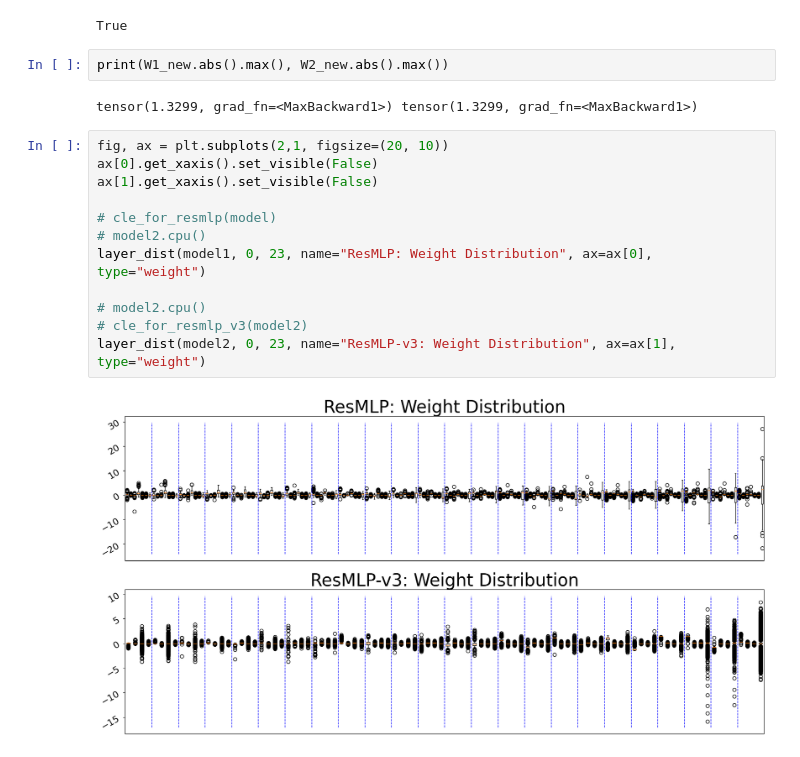
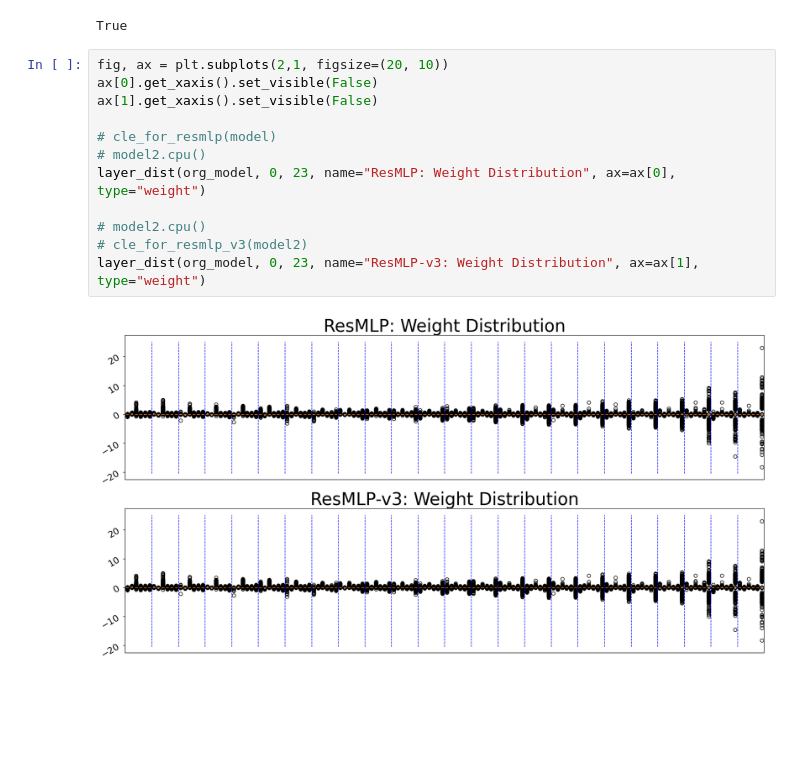
Before and after one commit to scott306lr/ResMLP_QAT, a Jupyter notebook: model_v4_analyze.ipynb, the cells around one changed output. Drawn from its saved outputs; the diff is of its cells as text; blank space fills up the shorter version.

```diff
--- a/model_v4_analyze.ipynb
+++ b/model_v4_analyze.ipynb
@@ -192,24 +87,20 @@ torch.allclose(out3, out2, atol=1e-5)
 # %% [output]
 tensor(1.9382, grad_fn=<DivBackward0>)
 True
-# %%
-print(W1_new.abs().max(), W2_new.abs().max())
-# %% [output]
-tensor(1.3299, grad_fn=<MaxBackward1>) tensor(1.3299, grad_fn=<MaxBackward1>)
 # %%
 fig, ax = plt.subplots(2,1, figsize=(20, 10))
 ax[0].get_xaxis().set_visible(False)
 ax[1].get_xaxis().set_visible(False)
 
 # cle_for_resmlp(model)
 # model2.cpu()
-layer_dist(model1, 0, 23, name="ResMLP: Weight Distribution", ax=ax[0], type="weight")
+layer_dist(org_model, 0, 23, name="ResMLP: Weight Distribution", ax=ax[0], type="weight")
 
 # model2.cpu()
 # cle_for_resmlp_v3(model2)
-layer_dist(model2, 0, 23, name="ResMLP-v3: Weight Distribution", ax=ax[1], type="weight")
+layer_dist(org_model, 0, 23, name="ResMLP-v3: Weight Distribution", ax=ax[1], type="weight")
 # %% [output]
-[figure, old version]
+[figure, new version]
 # %%
 fig, ax = plt.subplots(2,1, figsize=(20, 10))
 ax[0].get_xaxis().set_visible(False)
```
Also changed, not shown: parts of 10 cells of this notebook, 4 other files.
